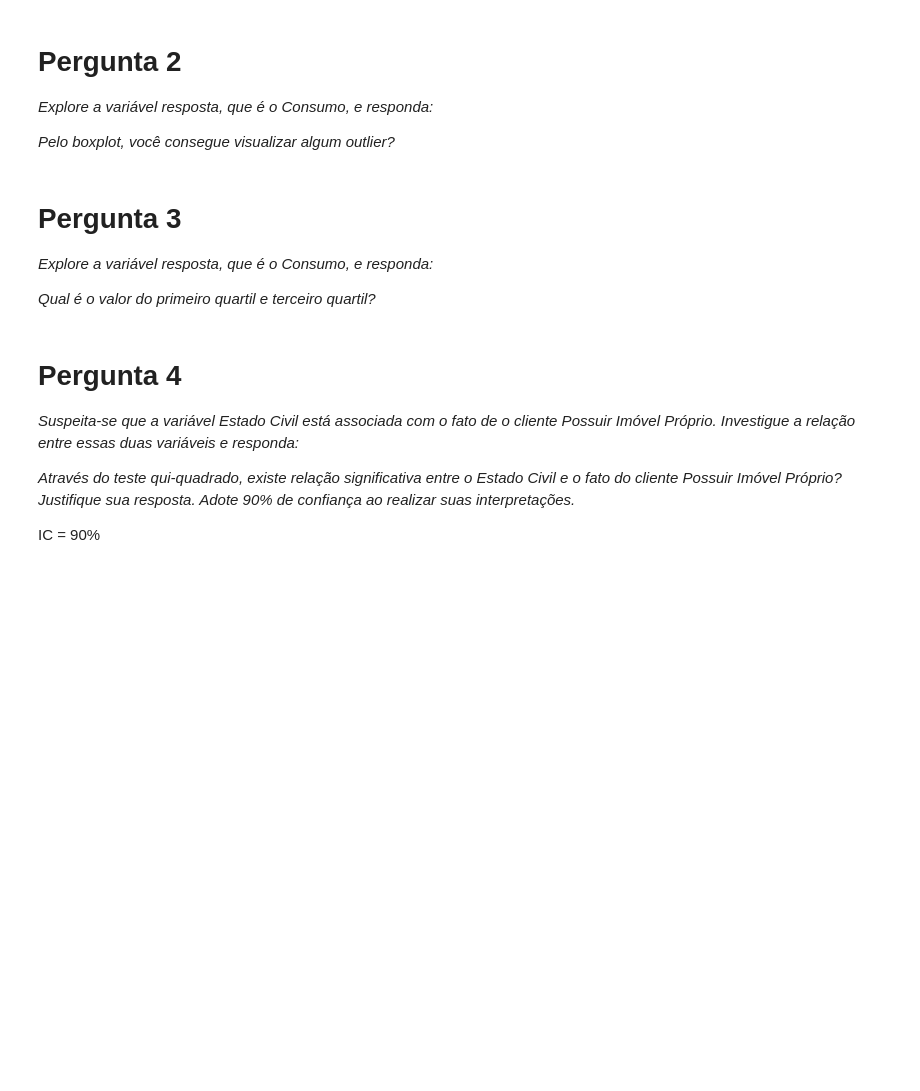
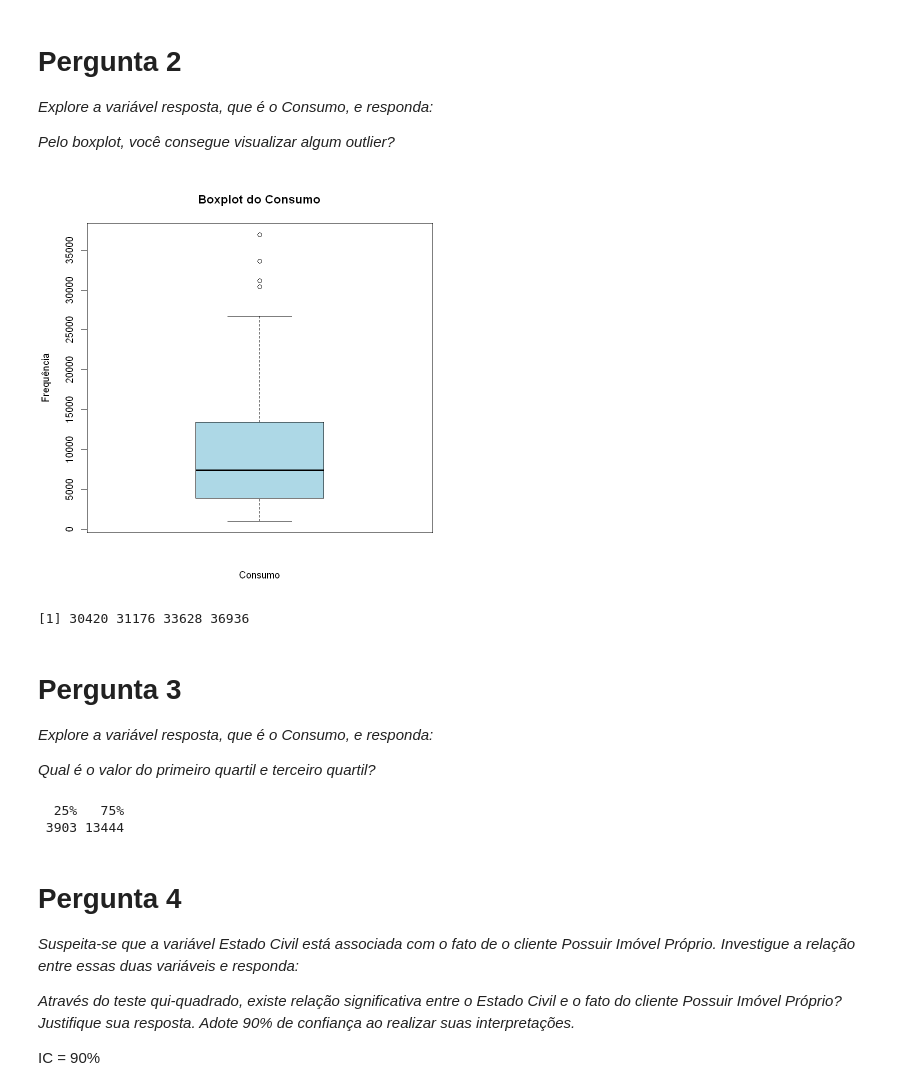
Before and after one commit to alexcamargos/DataScienceBootcampIGTI, a Jupyter notebook: Modulo_1/Desafio/desafio_r.ipynb, the cells around one changed output. Cells and saved outputs as stored; diff of their text form; code cells hidden in the pictures; blank space fills up the shorter version.

```diff
--- a/Modulo_1/Desafio/desafio_r.ipynb
+++ b/Modulo_1/Desafio/desafio_r.ipynb
@@ -108,3 +142,18 @@ pass
+# %%
+# Bloxplot da variável Consumo.
+boxplot(dados$Consumo,
+        main = 'Boxplot do Consumo',
+        col = 'lightblue',
+        xlab = 'Consumo',
+        ylab = 'Frequência')
+# %% [output]
+[figure, added]
+# %%
+# Mostrando quem são os outliers para a variável preço.
+outliers <- boxplot.stats(dados$Consumo)
+sort(outliers$out)
+# %% [output]
+[1] 30420 31176 33628 36936
 # %% [markdown]
 # Pergunta 3
 
@@ -116,3 +163,9 @@ pass
+# %%
+# Mostrando o primeiro e terceiro quartil.
+print(quantile(dados$Consumo, probs = c(0.25, 0.75)))
+# %% [output]
+  25%   75%
+ 3903 13444
 # %% [markdown]
 # Pergunta 4
 
```
Also changed, not shown: parts of 46 cells of this notebook, 2 other files.
